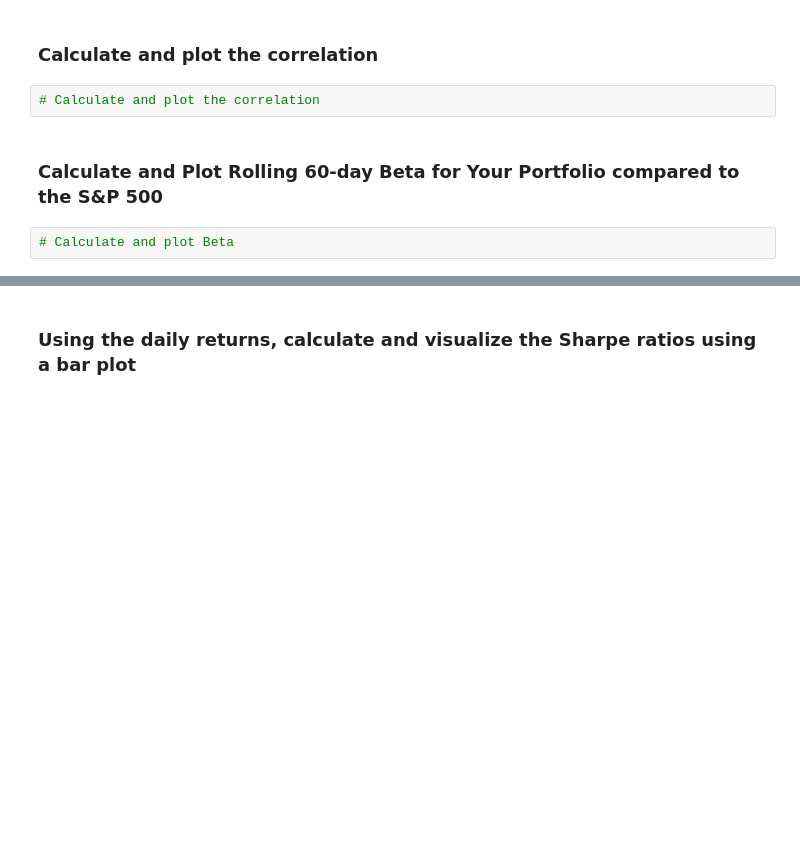
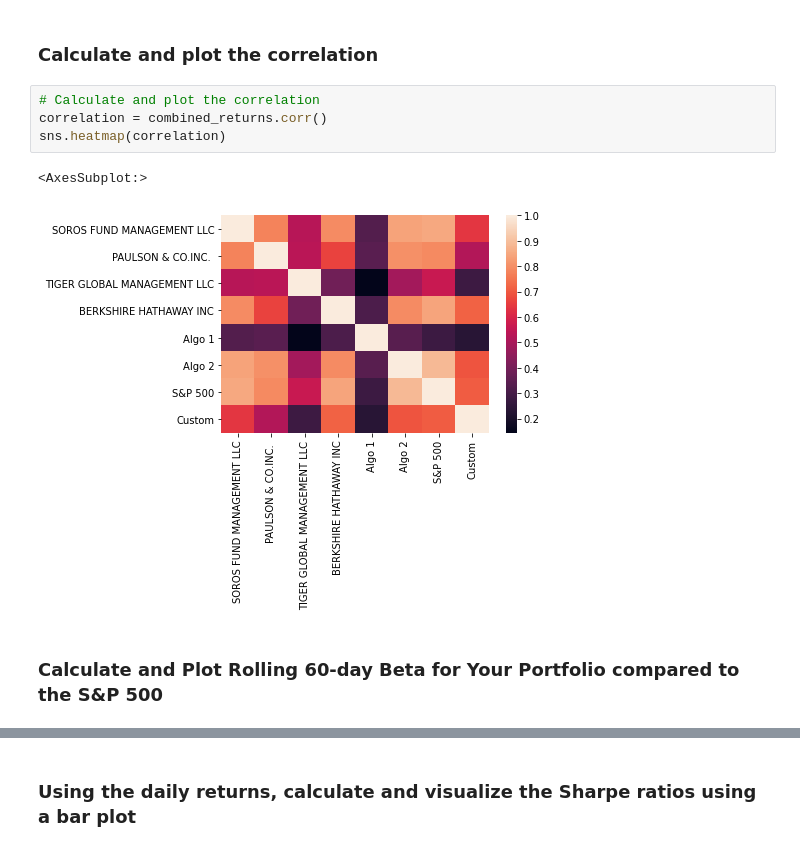
Before and after one commit to ankurgoel77/hw4-whale, a Jupyter notebook: whale_analysis.ipynb, the cells around one changed output, grey strips where cells are left out. Saved outputs shown, nothing was run; the diff lists cells and outputs as text; blank space fills up the shorter version.

```diff
--- a/whale_analysis.ipynb
+++ b/whale_analysis.ipynb
@@ -557,7 +583,10 @@ combined_returns.head()
 ### Calculate and plot the correlation
 # %%
 # Calculate and plot the correlation
+correlation = combined_returns.corr()
+sns.heatmap(correlation)
+# %% [output]
+<AxesSubplot:>
+[figure, added]
 # %% [markdown]
 ### Calculate and Plot Rolling 60-day Beta for Your Portfolio compared to the S&P 500
-# %%
-# Calculate and plot Beta
```
Also changed, not shown: parts of 8 cells of this notebook.
